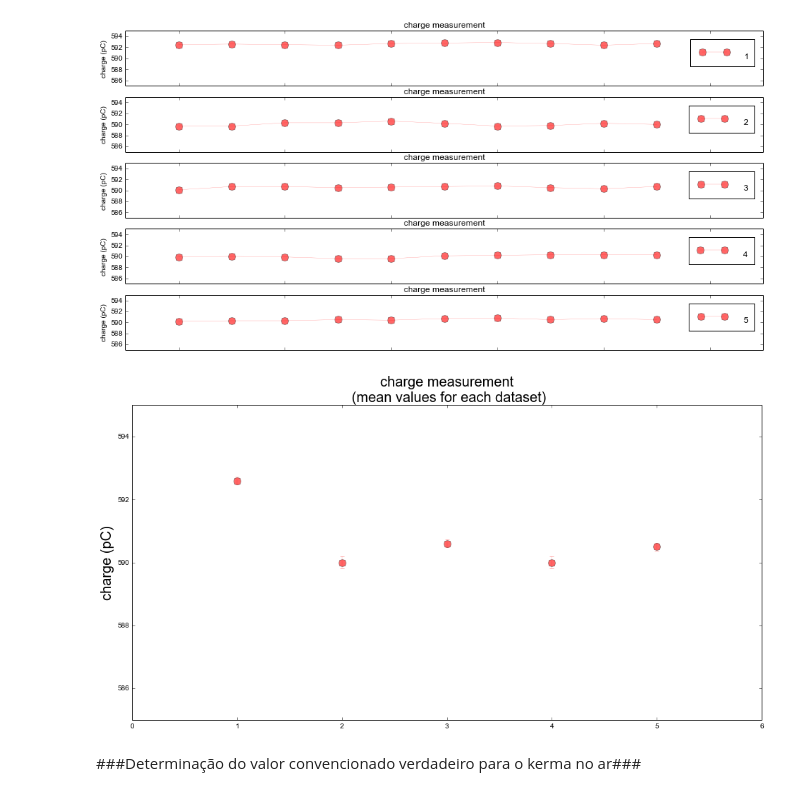
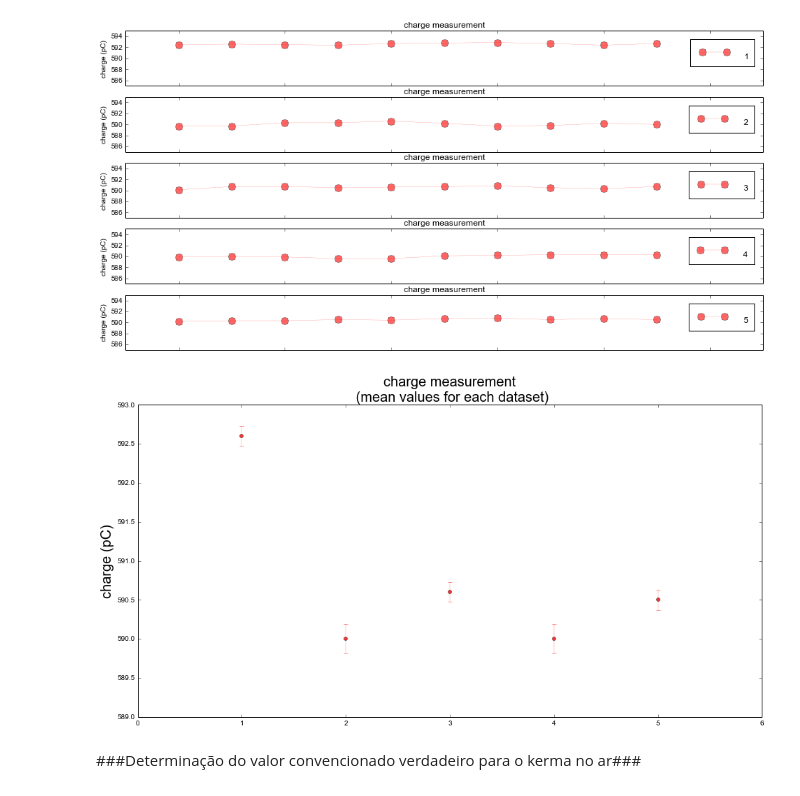
Before and after one commit to minmaxminmax/lmri-exercises, a Jupyter notebook: 7.ipynb, the cells around one changed output. Cells and saved outputs as stored; diff of their text form; code cells hidden in the pictures.

```diff
--- a/7.ipynb
+++ b/7.ipynb
@@ -292,21 +292,21 @@ with mpl.rc_context(rc={'font.family':'sans-serif', 'font.weight':'normal', 'fon
 # %%
 # plotting
 %matplotlib inline
 
 with mpl.rc_context(rc={'font.family':'sans-serif', 'font.weight':'normal', 'font.size':20}):
     fig, ax = plt.subplots(nrows=1, figsize=(16, 8), dpi=1000)
     ax.set_title('charge measurement \n (mean values for each dataset)', fontsize=20)
     ax.set_xlabel('', fontsize=20)
     ax.set_ylabel('charge (pC)', fontsize=20)
     ax.set_xlim([0, 6])
-    ax.set_ylim([585, 595])
+    ax.set_ylim([589, 593])
 
     for index, i in enumerate(d):
         k = 2
         s_m_k = (s[index]/np.sqrt(10))*k
-        ax.errorbar(index+1, m[index], yerr=s_m_k, lw=0.25, ls='-', marker='o', markersize=10, color=[1, 0, 0, .6])
+        ax.errorbar(index+1, m[index], yerr=s_m_k, lw=0.25, ls='-', marker='o', markersize=5, color=[1, 0, 0, .8])
 # %% [output]
-[figure, old version]
+[figure, new version]
 # %% [markdown]
 ###Determinação do valor convencionado verdadeiro para o kerma no ar###
 # %%
```
Also changed, not shown: parts of 9 cells of this notebook.
